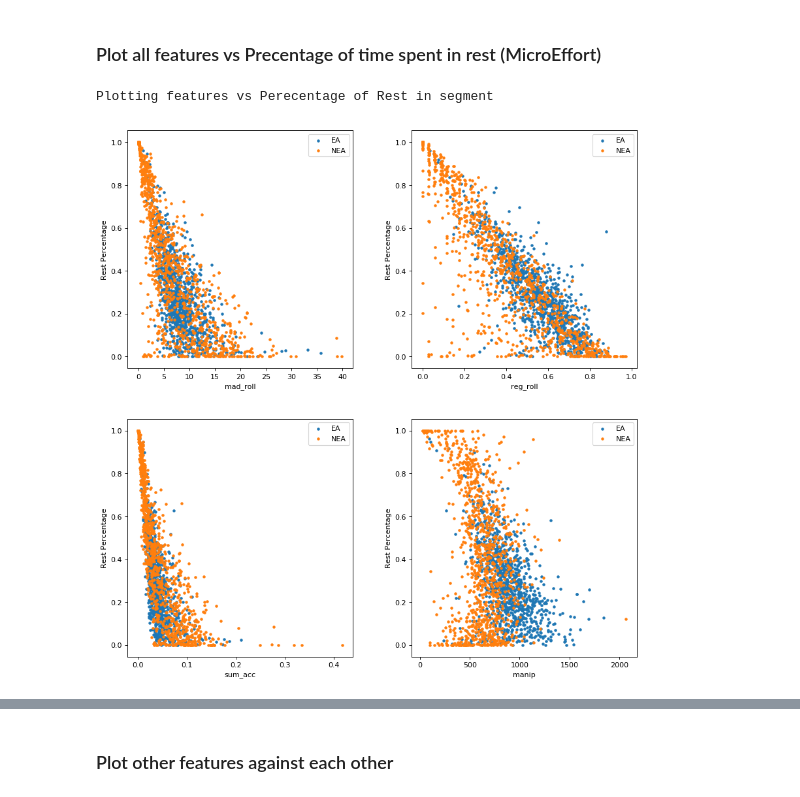
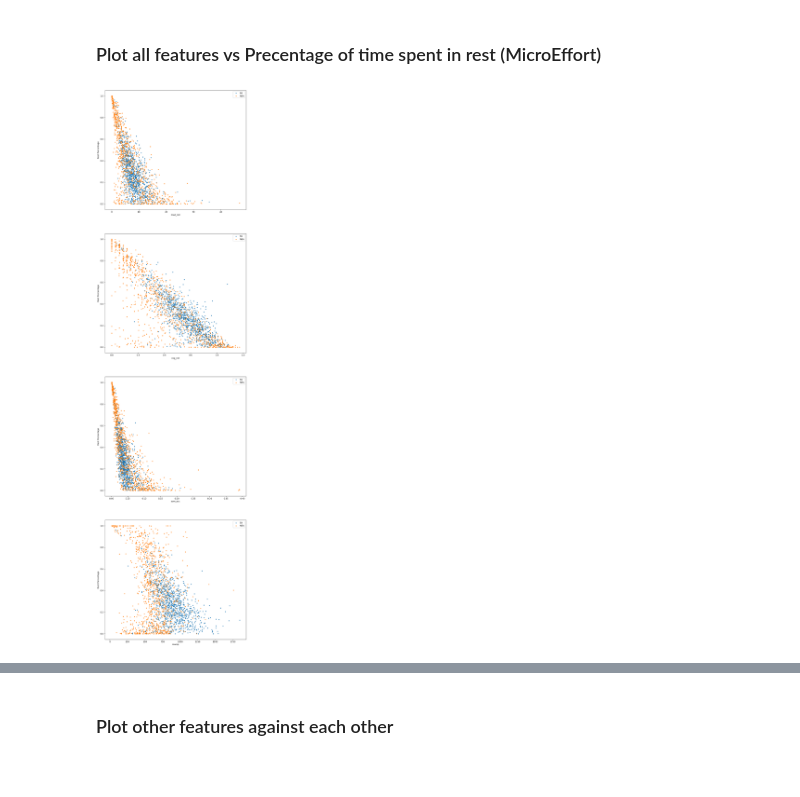
Before and after one commit to iamsurya/pythonLearning, a Jupyter notebook: Eating Features/Feature Value Visualization.ipynb, the cells around one changed output, grey strips where cells are left out. Cells and saved outputs as stored; diff of their text form; code cells hidden in the pictures.

```diff
--- a/Eating Features/Feature Value Visualization.ipynb
+++ b/Eating Features/Feature Value Visualization.ipynb
@@ -10,8 +10,11 @@ from mlxtend.plotting import plot_decision_regions
 from sklearn.naive_bayes import GaussianNB
 
 # Common Variables
+
+# These sizes are width, height
 fs_12_6 = (12,6) # Figure size for 2x 6 inch square plots next to each other
 fs_12_12 = (12,12) # Figure size for large single figure
+fs_48_12 = (12,48) # Figure size for large single figure
 
 def createfigure():
     fig = plt.figure(figsize=fs_12_6, dpi= 80, facecolor='w', edgecolor='k') # Create new figure
@@ -31,10 +34,10 @@ def createfigure():
 def createfigure2_2():
     fig = plt.figure(figsize=fs_12_12, dpi= 80, facecolor='w', edgecolor='k') # Create new figure
     f0 = fig.add_subplot(111) # Main Figure subplot
-    f1 = fig.add_subplot(221) # Clusters Figure
-    f2 = fig.add_subplot(222) # Classification Boundary Figure
-    f3 = fig.add_subplot(223) # Classification Boundary Figure
-    f4 = fig.add_subplot(224) # Classification Boundary Figure
+    f1 = fig.add_subplot(411) # Clusters Figure
+    f2 = fig.add_subplot(412) # Classification Boundary Figure
+    f3 = fig.add_subplot(413) # Classification Boundary Figure
+    f4 = fig.add_subplot(414) # Classification Boundary Figure
     plt.tight_layout(pad = 5.0)
     #fig.subplots_adjust(hspace=2.0)
     f0.spines['top'].set_color('none')
@@ -44,6 +47,23 @@ def createfigure2_2():
     f0.tick_params(labelcolor='w', top='off', bottom='off', left='off', right='off')
     # return fig, f1, f2 # Returns a tuple which is immutable
     return [fig, f1, f2, f3, f4] # Returns a list which is changable
+
+def createfigure4_1():
+    fig = plt.figure(figsize=fs_48_12, dpi= 80, facecolor='w', edgecolor='k') # Create new figure
+    f0 = fig.add_subplot(111) # Main Figure subplot
+    f1 = fig.add_subplot(411) # Clusters Figure
+    f2 = fig.add_subplot(412) # Classification Boundary Figure
+    f3 = fig.add_subplot(413) # Classification Boundary Figure
+    f4 = fig.add_subplot(414) # Classification Boundary Figure
+#    plt.tight_layout(pad = 5.0)
+    #fig.subplots_adjust(hspace=2.0)
+    f0.spines['top'].set_color('none')
+    f0.spines['bottom'].set_color('none')
+    f0.spines['left'].set_color('none')
+    f0.spines['right'].set_color('none')
+    f0.tick_params(labelcolor='w', top='off', bottom='off', left='off', right='off')
+    # return fig, f1, f2 # Returns a tuple which is immutable
+    return [fig, f1, f2, f3, f4] # Returns a list which is changable
 # %%
 dtype_Featurefile = np.dtype([('File_Name', 'S60'), ('mad_roll', np.float64), ('reg_roll', np.float64),
                                ('sum_acc', np.float64), ('manip', np.float64), ('rest_perc', np.float64)])
@@ -55,20 +75,19 @@ FullNEAData = np.loadtxt('training-shimmer-non.txt', dtype = dtype_Featurefile)
 # %% [markdown]
 ### Plot all features vs Precentage of time spent in rest (MicroEffort)
 # %%
-flist1 = createfigure2_2()
+flist1 = createfigure4_1()
 SampledNEAData = np.random.choice(FullNEAData, EAData.size)
 
 featnames = ('mad_roll', 'reg_roll', 'sum_acc', 'manip', 'rest_perc')
 
 for X, plot in zip(featnames[:4],(flist1[1], flist1[2], flist1[3], flist1[4])):
     plt.sca(plot)
     plt.scatter(EAData[X], EAData['rest_perc'], marker =  '.', label = 'EA')
     plt.scatter(SampledNEAData[X], SampledNEAData['rest_perc'], marker = '.', label = 'NEA')
     plot.set_xlabel(X) # Operates on given subplot
     plot.set_ylabel('Rest Percentage')
     plot.legend(loc=1)
 
 plt.show()
 # %% [output]
-Plotting features vs Perecentage of Rest in segment
-[figure, old version]
+[figure, new version]
```
Also changed, not shown: parts of 2 cells of this notebook.
